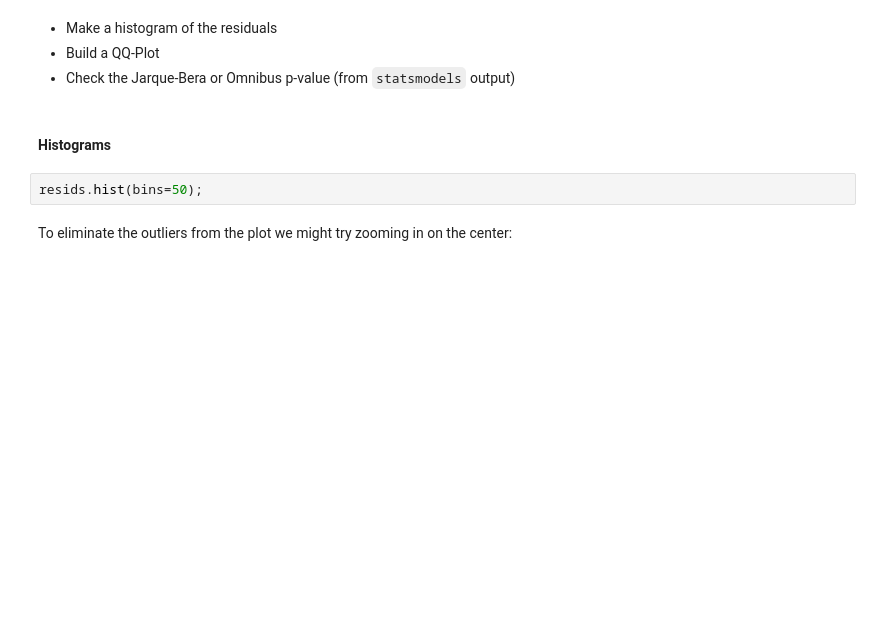
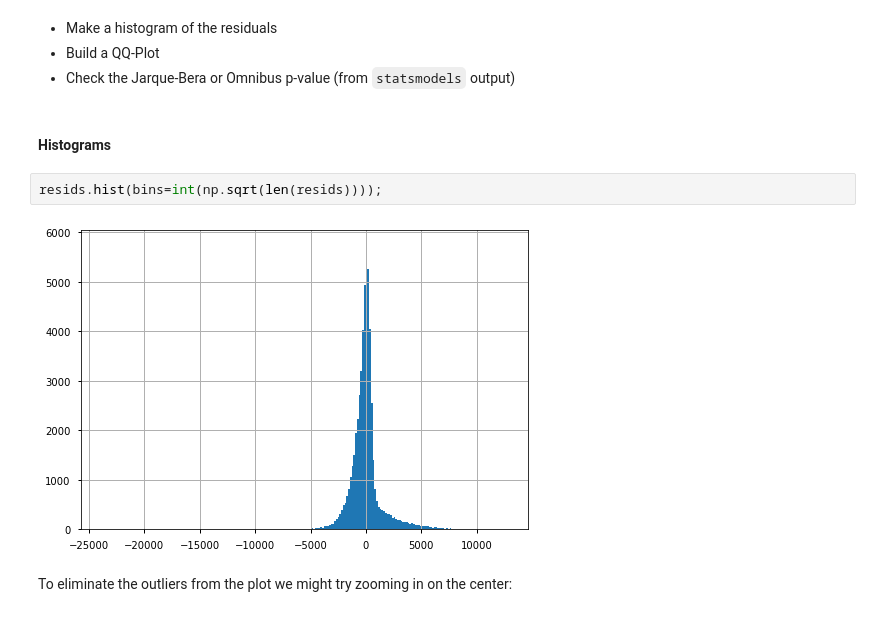
Before and after one commit to flatiron-school/ntl01-dtsc-live-103122, a Jupyter notebook: 2Phase/33-lin_reg_assumptions.ipynb, the cells around one changed output. Saved outputs shown, nothing was run; the diff lists cells and outputs as text; blank space fills up the shorter version.

```diff
--- a/2Phase/33-lin_reg_assumptions.ipynb
+++ b/2Phase/33-lin_reg_assumptions.ipynb
@@ -159,7 +223,9 @@ If there are trends in our errors, the general strategy is to try to **model** t
 # %% [markdown]
 #### Histograms
 # %%
-resids.hist(bins=50);
+resids.hist(bins=int(np.sqrt(len(resids))));
+# %% [output]
+[figure, added]
 # %% [markdown]
 To eliminate the outliers from the plot we might try zooming in on the center:
 # %%
```
Also changed, not shown: parts of 25 cells of this notebook, 1 other file.
